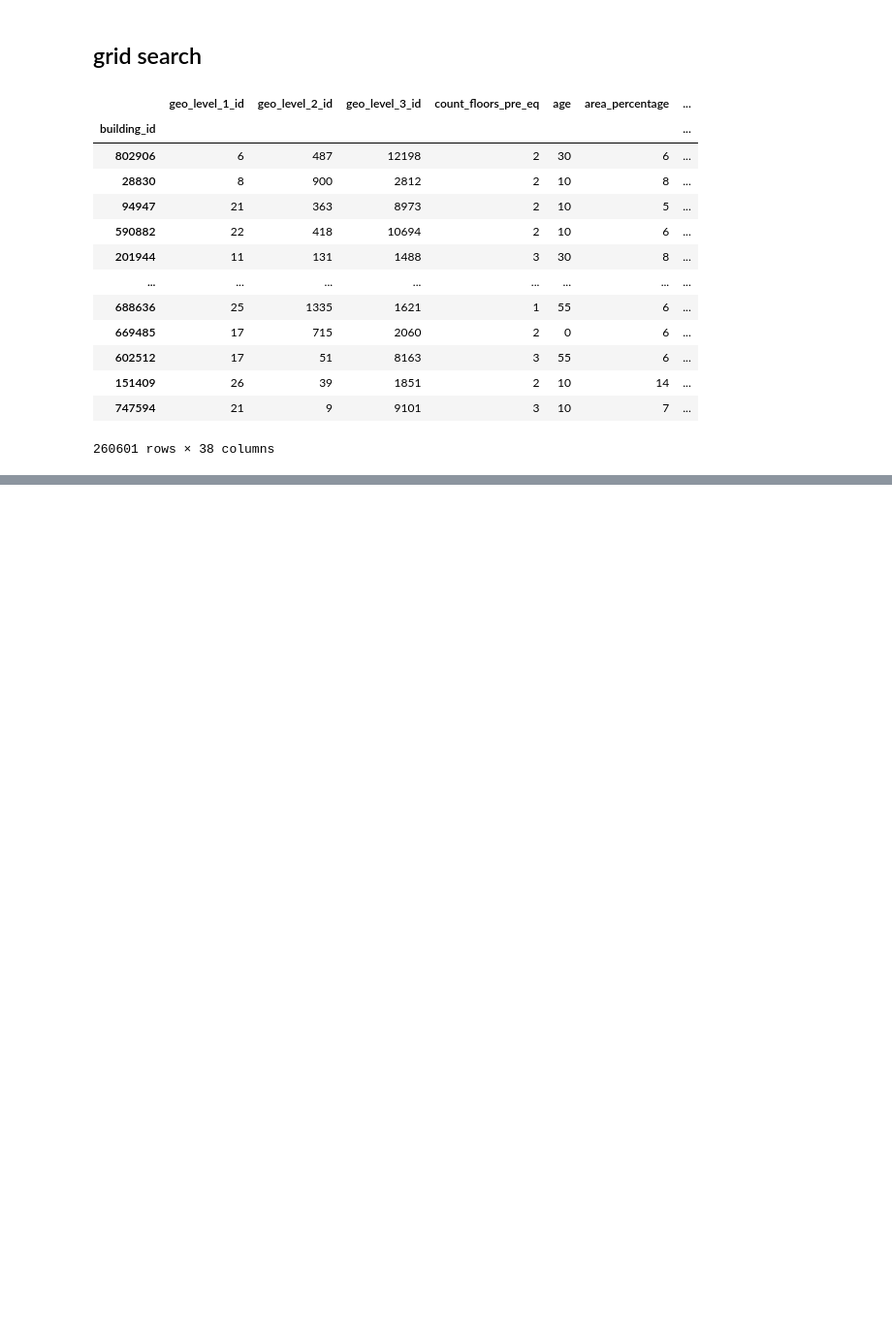
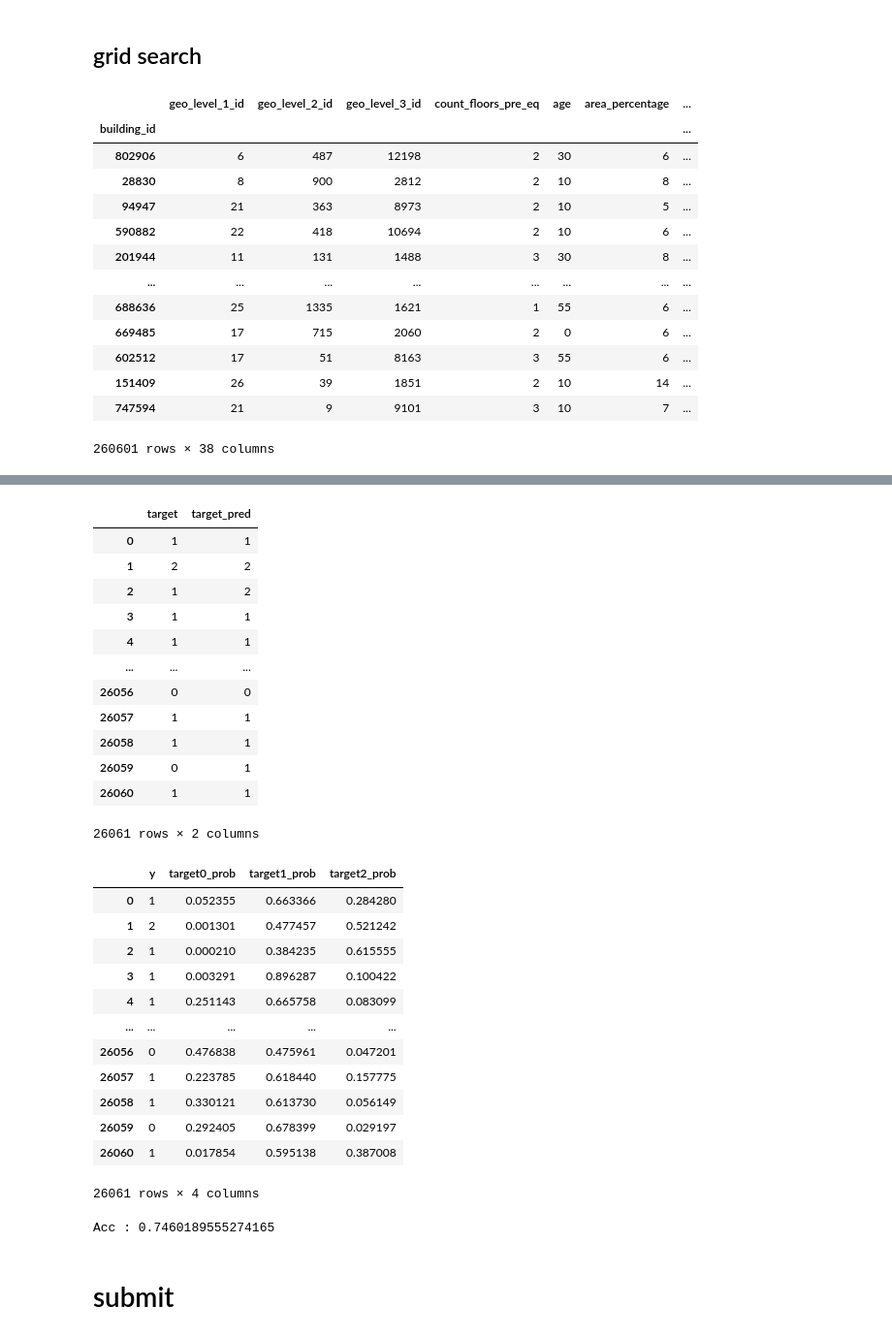
Before and after one commit to RyuNyan-Taro/dd_earthquake, a Jupyter notebook: book/colab_lgbt_multigrid.ipynb, the cells around one changed output, grey strips where cells are left out. Shown at 97% size. Drawn from its saved outputs; the diff is of its cells as text; code cells hidden in the pictures; blank space fills up the shorter version.

Commit message:
add submit

```diff
--- a/book/colab_lgbt_multigrid.ipynb
+++ b/book/colab_lgbt_multigrid.ipynb
@@ -144,0 +165,17 @@ LGBMClassifier(device='gpu', force_row_wise=True, learning_rate=0.15,
+# %%
+trains = lgb.Dataset(x_train, y_train)
+valids = lgb.Dataset(x_test, y_test)
+# %%
+params = {
+    "objective": "multiclass",
+    "num_class": 3,
+    "metrics": "multi_logloss",
+    'device': 'gpu',
+    'max_depth': 75,
+    'force_row_wise': True,
+    "learning_rate": 0.15,
+    # 'reg_alpha': 0.3,
+    # 'reg_lambda': 0.3,
+}
+# %%
+model = lgb.train(params, trains, valid_sets=valids, num_boost_round=2000, early_stopping_rounds=100)
@@ -144,0 +200,47 @@ LGBMClassifier(device='gpu', force_row_wise=True, learning_rate=0.15,
+# %%
+# predict
+
+# テストデータの予測 ((各クラスの予測確率 [クラス0の予測確率,クラス1の予測確率,クラス2の予測確率] を返す))
+y_pred_prob = model.predict(x_test)
+# テストデータの予測 (予測クラス(0 or 1 or 2)を返す)
+y_pred = np.argmax(y_pred_prob, axis=1) # 一番大きい予測確率のクラスを予測クラスに
+# 真値と予測値の表示
+df_pred = pd.DataFrame({'target':y_test['damage_grade'].values,'target_pred':y_pred})
+display(df_pred)
+
+# 真値と予測確率の表示
+df_pred_prob = pd.DataFrame({'y':y_test['damage_grade'].values, 'target0_prob':y_pred_prob[:,0], 'target1_prob':y_pred_prob[:,1], 'target2_prob':y_pred_prob[:,2]})
+display(df_pred_prob)
+
+acc = f1_score(y_test,y_pred, average='micro')
+print('Acc :', acc)
+# %% [output]
+|  | target | target_pred |
+| 0 | 1 | 1 |
+| 1 | 2 | 2 |
+| 2 | 1 | 2 |
+| 3 | 1 | 1 |
+| 4 | 1 | 1 |
+| ... | ... | ... |
+| 26056 | 0 | 0 |
+| 26057 | 1 | 1 |
+| 26058 | 1 | 1 |
+| 26059 | 0 | 1 |
+| 26060 | 1 | 1 |
+26061 rows × 2 columns
+|  | y | target0_prob | target1_prob | target2_prob |
+| 0 | 1 | 0.052355 | 0.663366 | 0.284280 |
+| 1 | 2 | 0.001301 | 0.477457 | 0.521242 |
+| 2 | 1 | 0.000210 | 0.384235 | 0.615555 |
+| 3 | 1 | 0.003291 | 0.896287 | 0.100422 |
+| 4 | 1 | 0.251143 | 0.665758 | 0.083099 |
+| ... | ... | ... | ... | ... |
+| 26056 | 0 | 0.476838 | 0.475961 | 0.047201 |
+| 26057 | 1 | 0.223785 | 0.618440 | 0.157775 |
+| 26058 | 1 | 0.330121 | 0.613730 | 0.056149 |
+| 26059 | 0 | 0.292405 | 0.678399 | 0.029197 |
+| 26060 | 1 | 0.017854 | 0.595138 | 0.387008 |
+26061 rows × 4 columns
+Acc : 0.7460189555274165
+# %% [markdown]
+# submit
```
Also changed, not shown: parts of 9 cells of this notebook.
